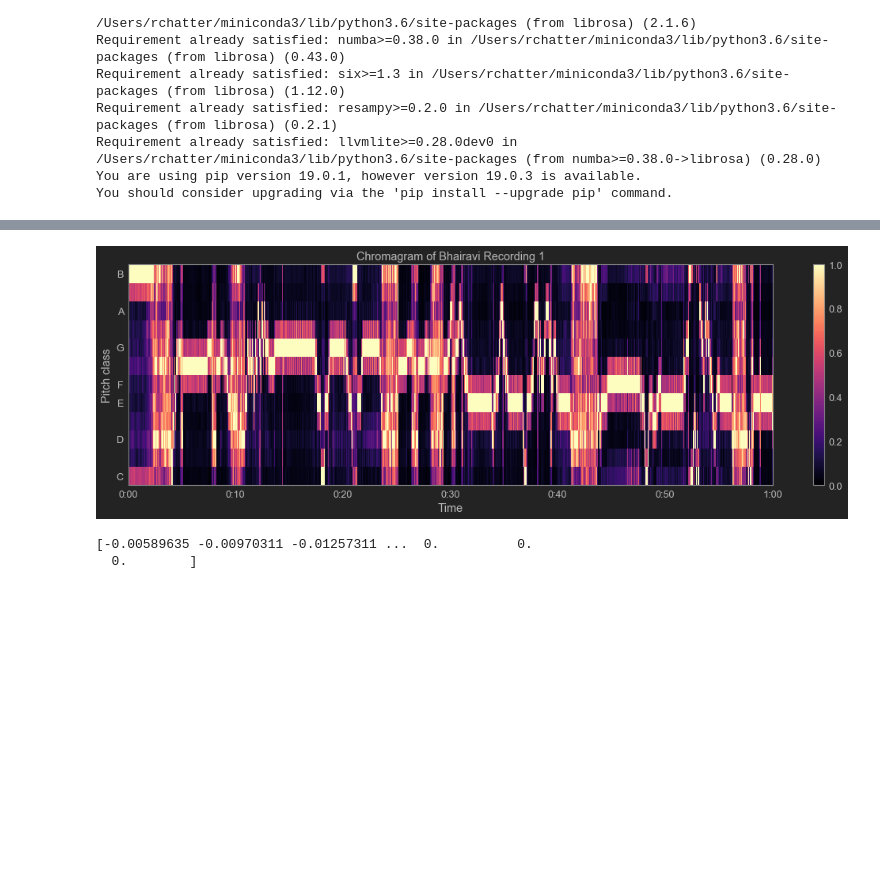
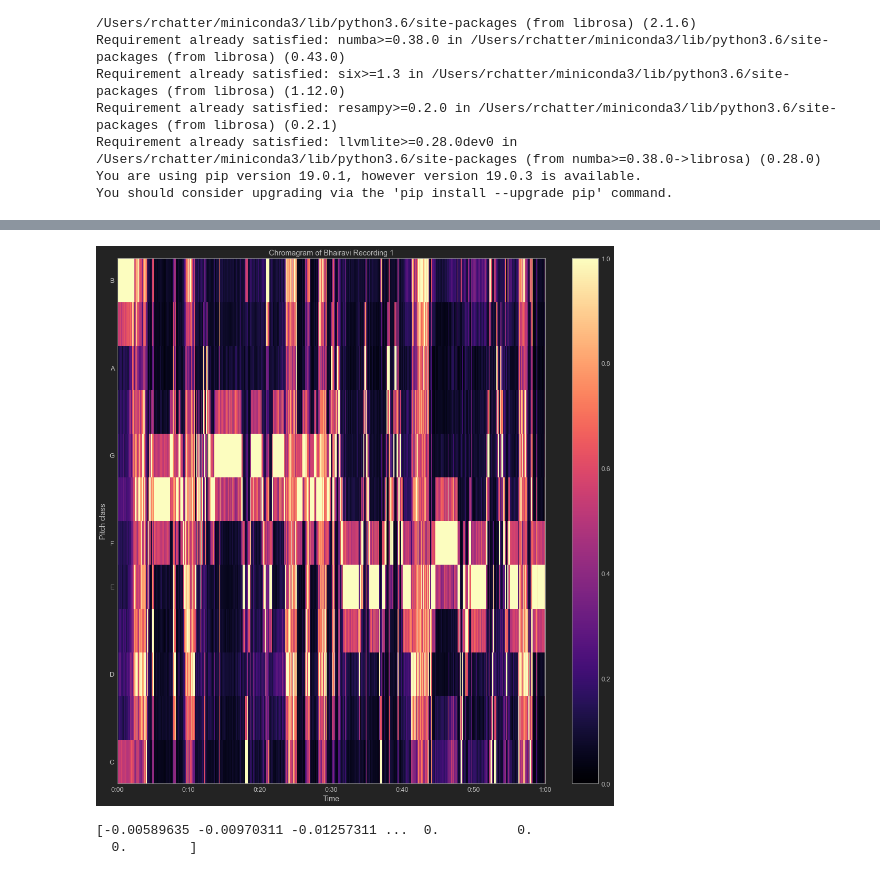
Before and after one commit to TheChanRProject/Senior-Thesis, a Jupyter notebook: nb/Librosa Tutorial.ipynb, the cells around one changed output, grey strips where cells are left out. Drawn from its saved outputs; the diff is of its cells as text; code cells hidden in the pictures; blank space fills up the shorter version.

```diff
--- a/nb/Librosa Tutorial.ipynb
+++ b/nb/Librosa Tutorial.ipynb
@@ -42,15 +42,15 @@ jtplot.style(theme='monokai')
 # %%
 # Chromagram
 y_harmonic, y_percussive = librosa.effects.hpss(y)
-chromagram = librosa.feature.chroma_cqt(y=y_harmonic, sr=sr)
-plt.figure(figsize=(10,10))
+chromagram = librosa.feature.chroma_cqt(y=y, sr=sr)
+plt.figure(figsize=(15,15))
 librosa.display.specshow(chromagram, x_axis='time', y_axis='chroma', vmin=0, vmax=1)
 plt.title("Chromagram of Bhairavi Recording 1")
 plt.colorbar()
 plt.tight_layout()
 plt.savefig('../chroma_files/bhairavi-chroma1.png')
 # %% [output]
-[figure, old version]
+[figure, new version]
 # %%
 # %% [output]
 [-0.00589635 -0.00970311 -0.01257311 ...  0.          0.
```
Also changed, not shown: 1 other file.
